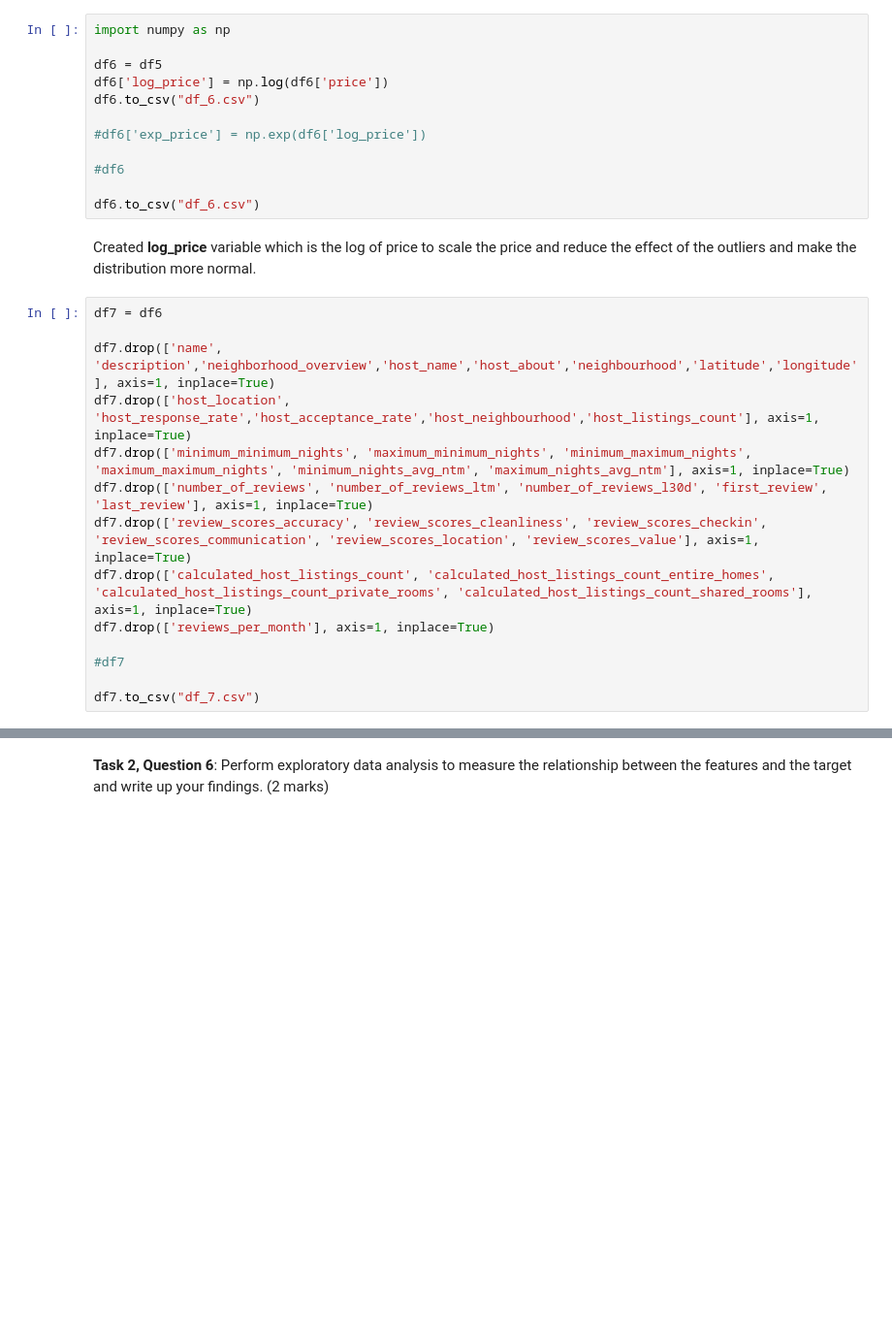
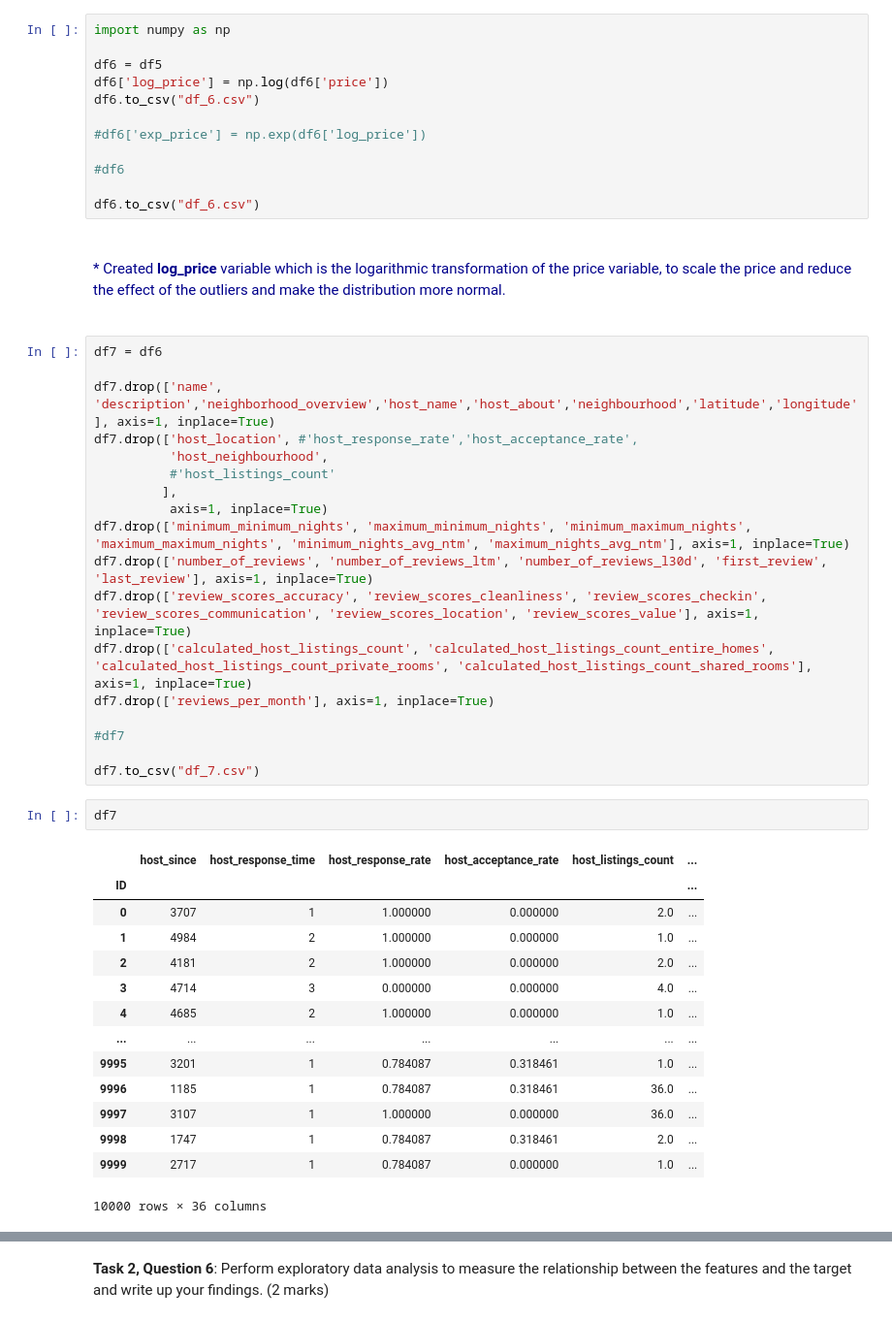
Before and after one commit to busa-8001-mq/assignment, a Jupyter notebook: BUSA8001_superhosts_John.ipynb, the cells around one changed output, grey strips where cells are left out. Shown at 97% size. Drawn from its saved outputs; the diff is of its cells as text; blank space fills up the shorter version.

```diff
--- a/BUSA8001_superhosts_John.ipynb
+++ b/BUSA8001_superhosts_John.ipynb
@@ -506,12 +577,21 @@ df6.to_csv("df_6.csv")
 
 df6.to_csv("df_6.csv")
 # %% [markdown]
-Created <b>log_price</b> variable which is the log of price to scale the price and reduce the effect of the outliers and make the distribution more normal.
+<br>
+<font color='darkblue'>
+* Created <b>log_price</b> variable which is the logarithmic transformation of the price variable, to scale the price and reduce the effect of the outliers and make the distribution more normal.
+</font>
+<br>
+<br>
 # %%
 df7 = df6
 
 df7.drop(['name', 'description','neighborhood_overview','host_name','host_about','neighbourhood','latitude','longitude'], axis=1, inplace=True)
-df7.drop(['host_location', 'host_response_rate','host_acceptance_rate','host_neighbourhood','host_listings_count'], axis=1, inplace=True)
+df7.drop(['host_location', #'host_response_rate','host_acceptance_rate',
+          'host_neighbourhood',
+          #'host_listings_count'
+         ],
+          axis=1, inplace=True)
 df7.drop(['minimum_minimum_nights', 'maximum_minimum_nights', 'minimum_maximum_nights', 'maximum_maximum_nights', 'minimum_nights_avg_ntm', 'maximum_nights_avg_ntm'], axis=1, inplace=True)
 df7.drop(['number_of_reviews', 'number_of_reviews_ltm', 'number_of_reviews_l30d', 'first_review', 'last_review'], axis=1, inplace=True)
 df7.drop(['review_scores_accuracy', 'review_scores_cleanliness', 'review_scores_checkin', 'review_scores_communication', 'review_scores_location', 'review_scores_value'], axis=1, inplace=True)
@@ -521,4 +601,21 @@ df7.drop(['reviews_per_month'], axis=1, inplace=True)
 #df7
 
 df7.to_csv("df_7.csv")
+# %%
+df7
+# %% [output]
+|  | host_since | host_response_time | host_response_rate | host_acceptance_rate | host_listings_count | ... |
+| ID |  |  |  |  |  | ... |
+| 0 | 3707 | 1 | 1.000000 | 0.000000 | 2.0 | ... |
+| 1 | 4984 | 2 | 1.000000 | 0.000000 | 1.0 | ... |
+| 2 | 4181 | 2 | 1.000000 | 0.000000 | 2.0 | ... |
+| 3 | 4714 | 3 | 0.000000 | 0.000000 | 4.0 | ... |
+| 4 | 4685 | 2 | 1.000000 | 0.000000 | 1.0 | ... |
+| ... | ... | ... | ... | ... | ... | ... |
+| 9995 | 3201 | 1 | 0.784087 | 0.318461 | 1.0 | ... |
+| 9996 | 1185 | 1 | 0.784087 | 0.318461 | 36.0 | ... |
+| 9997 | 3107 | 1 | 1.000000 | 0.000000 | 36.0 | ... |
+| 9998 | 1747 | 1 | 0.784087 | 0.318461 | 2.0 | ... |
+| 9999 | 2717 | 1 | 0.784087 | 0.000000 | 1.0 | ... |
+10000 rows × 36 columns
 # %% [markdown]
```
Also changed, not shown: parts of 15 cells of this notebook, 4 other files.
